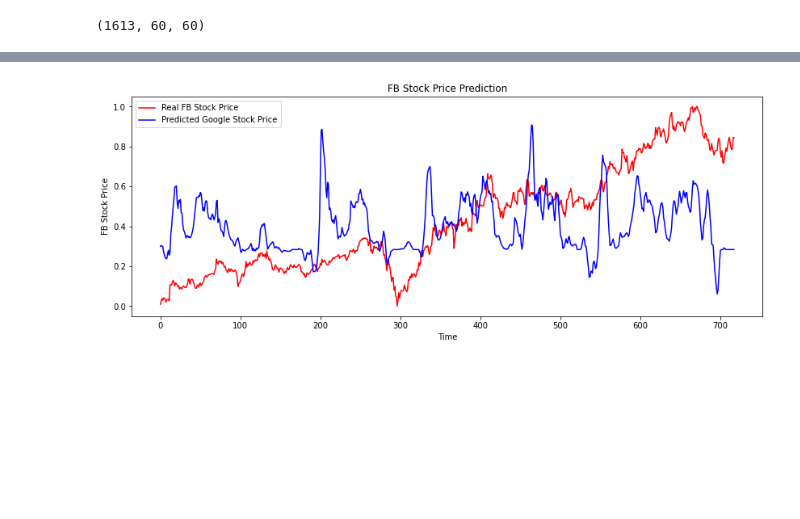
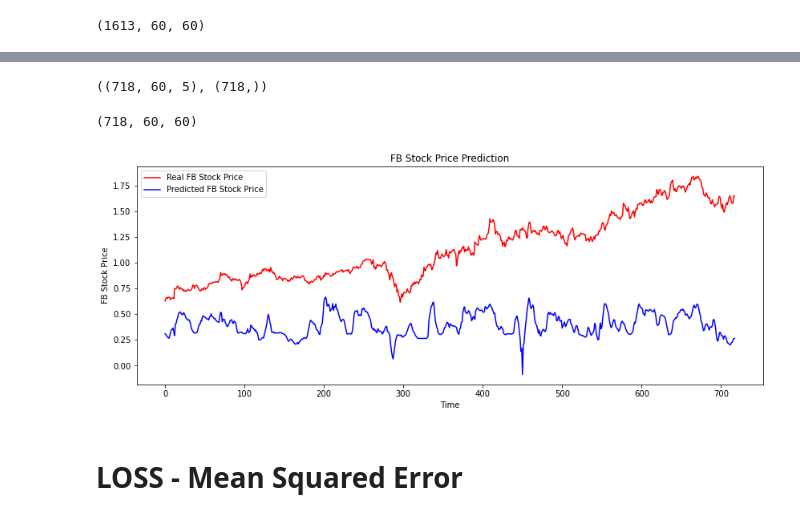
Before and after one commit to DannyAndres/seminario, a Jupyter notebook: MLP-GAF-Timeseries.ipynb, the cells around one changed output, grey strips where cells are left out. Saved outputs shown, nothing was run; the diff lists cells and outputs as text; code cells hidden in the pictures; blank space fills up the shorter version.

```diff
--- a/MLP-GAF-Timeseries.ipynb
+++ b/MLP-GAF-Timeseries.ipynb
@@ -68,9 +72,9 @@ gadf_training.shape
 model = keras.models.Sequential([
     keras.layers.Flatten(input_shape=(60,60,1)),
     keras.layers.Dropout(0.5), # 50% dropout
-    keras.layers.Dense(3000, activation='relu'),
+    keras.layers.Dense(30000, activation='relu'),
     keras.layers.Dropout(0.5), # 50% dropout
-    keras.layers.Dense(1000, activation='relu'),
+    keras.layers.Dense(10000, activation='relu'),
     keras.layers.Dropout(0.5), # 50% dropout
     keras.layers.Dense(units=1)
 ])
@@ -99,5 +106,6 @@ model.compile(
     # adam algorithm is stochastic gradient decent, using batch but different from SGD uses adam algorithm to optimize
     loss = 'mean_squared_error'
 )
-model.fit(gadf_training, y_train, epochs=100, batch_size=32)
+# model.fit(gadf_training, y_train, epochs=100, batch_size=32)
+model.fit(gadf_training, y_train, epochs=150, batch_size=32)
 # %% [output]
@@ -232,11 +152,48 @@ array([  2.25      ,   6.25999451,   9.25      ,   7.19999695,
-# %%
-plt.figure(figsize=(14,5))
-plt.plot(y_test, color='red', label='Real FB Stock Price')
-plt.plot(y_pred, color='blue', label='Predicted Google Stock Price')
-plt.title('FB Stock Price Prediction')
-plt.xlabel('Time')
-plt.ylabel('FB Stock Price')
-plt.legend()
-plt.show()
-# %% [output]
-[figure, removed]
+# %%
+inputs = sc.transform(df) # we transfor the data into an array and then gather the window sizes with the prediction
+
+x_test = []
+y_test = []
+for i in range(window, inputs.shape[0]):
+    # take from current minus 60 first dimension, empty seconds dimension to grab all 5
+    x_test.append(inputs[i-window:i])
+    y_test.append(inputs[i, 0]) # zero second dimension only to grab which result should be
+x_test, y_test = np.array(x_test), np.array(y_test)
+x_test.shape, y_test.shape
+# %% [output]
+((718, 60, 5), (718,))
+# %%
+# transfor flattened data into gaf
+
+gadf_test = []
+
+for i in x_test:
+    gadf_test.append(create_gaf(i))
+gadf_test = np.array(gadf_test)
+
+y_pred = model.predict(gadf_test)
+# un scale the values to normal amount of google shares
+scale = (1/sc.scale_[0]) # scaling label -> amount that use scaler to scale
+# every single value of scale_ is the factor that was use for every single value in the scaler
+# sc.scale_[0] is the scaler factor
+# we do the 1/scale to do the reverse and have the original numbers
+sc.scale_, sc.scale_[0], scale
+y_pred_final = y_pred*scale
+y_test_final = y_test*scale
+
+gadf_test.shape
+# %% [output]
+(718, 60, 60)
+# %%
+plt.figure(figsize=(14,5))
+plt.plot(y_test, color='red', label='Real FB Stock Price')
+plt.plot(y_pred, color='blue', label='Predicted FB Stock Price')
+plt.title('FB Stock Price Prediction')
+plt.xlabel('Time')
+plt.ylabel('FB Stock Price')
+plt.legend()
+plt.show()
+# %% [output]
+[figure, added]
+# %% [markdown]
+# LOSS - Mean Squared Error
```
Also changed, not shown: parts of 12 cells of this notebook, 3 other files.
